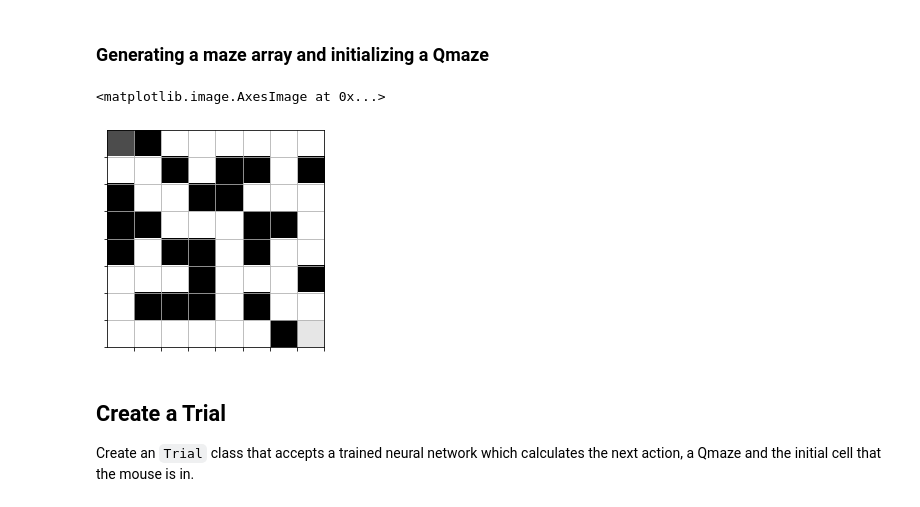
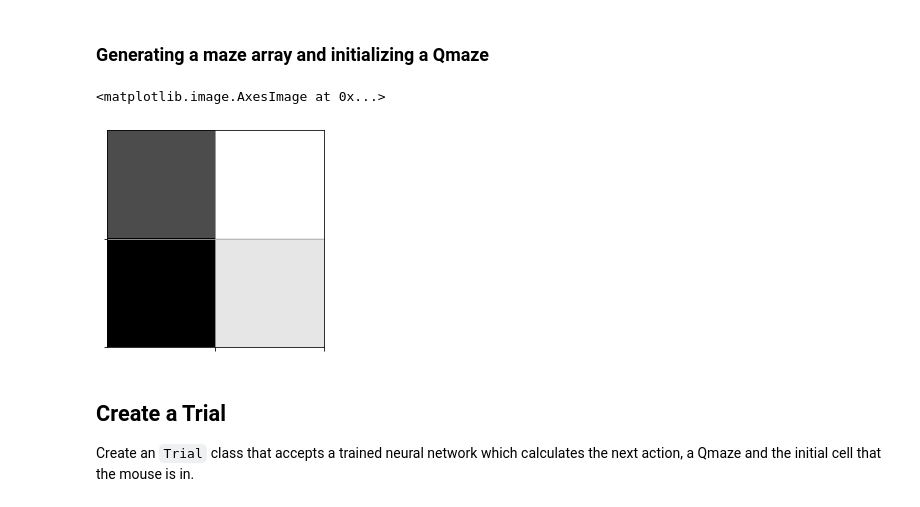
Before and after one commit to SammyRobensParadise/computational-neuroscience, a Jupyter notebook: project/reinforcement-mouse-learning.ipynb, the cells around one changed output. Drawn from its saved outputs; the diff is of its cells as text; code cells hidden in the pictures.

```diff
--- a/project/reinforcement-mouse-learning.ipynb
+++ b/project/reinforcement-mouse-learning.ipynb
@@ -274,10 +273,10 @@ class stack:
 
 
 def generate_random_maze(
-    rows: int = 8,
-    columns: int = 8,
+    rows: int = 4,
+    columns: int = 4,
     initial_point: list = (0, 0),
-    final_point: list = (7, 7),
+    final_point: list = (3, 3),
 ):
     ROWS, COLS = rows, columns
 
@@ -420,12 +419,12 @@ assert test_maze.shape == (test_cols, test_rows)
 # %% [markdown]
 ### Generating a maze array and initializing a Qmaze
 # %%
-maze = generate_random_maze(8, 8, (0, 0), (7, 7))
+maze = generate_random_maze(2, 2, (0, 0), (1, 1))
 qmaze = Qmaze(maze=maze)
 show(qmaze)
 # %% [output]
 <matplotlib.image.AxesImage at 0x...>
-[figure, old version]
+[figure, new version]
 # %%
 class Model(object):
     def __init__(self, maze: list, learning_rate: float = 0.001):
```
Also changed, not shown: parts of 3 cells of this notebook, 8 other files.
